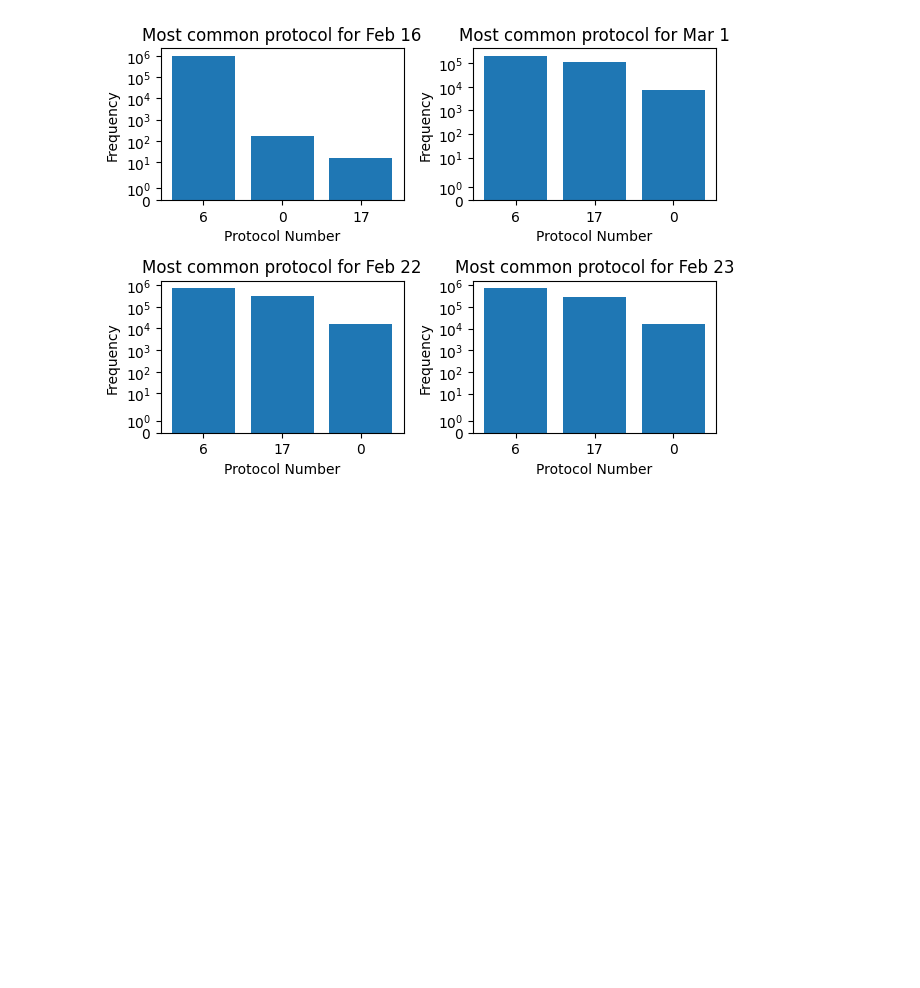
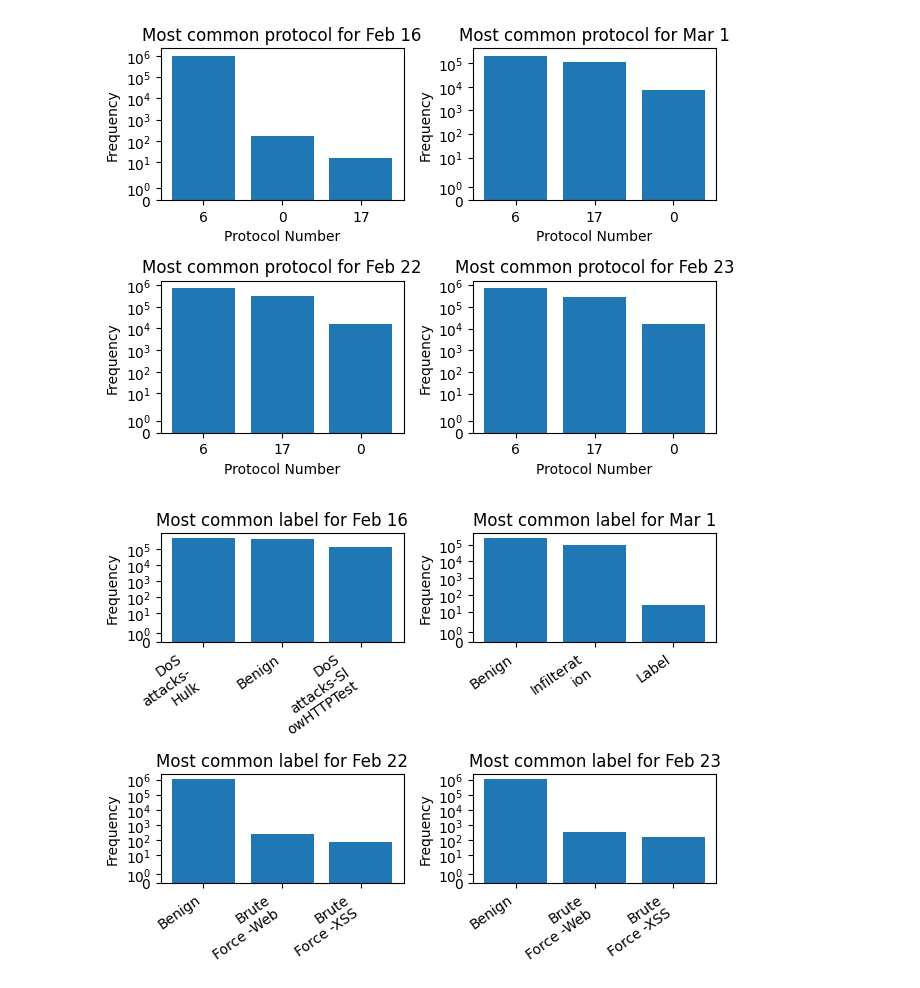
Before and after one commit to temidosu/IDS-Analysis-Report, a Jupyter notebook: HW2-Report.ipynb, the cells around one changed output. Cells and saved outputs as stored; diff of their text form; code cells hidden in the pictures; blank space fills up the shorter version.

Commit message:
Add plot_benign_vs_malicious

```diff
--- a/HW2-Report.ipynb
+++ b/HW2-Report.ipynb
@@ -73,3 +57,27 @@ plot_most_common_protocols(ax4, "Feb 23", feb23)
 plt.tight_layout()
 # %% [output]
 [figure]
+# %%
+def plot_benign_vs_malicious(ax: plt.Axes, date: str, data: pd.DataFrame):
+    tf = Counter(data["Label"])
+
+    y = [count for tag, count in tf.most_common(3)]
+    x = [tag for tag, count in tf.most_common(3)]
+
+    labels = [ '\n'.join(wrap(l, 10)) for l in x]
+
+    ax.bar(x, y)
+    ax.locator_params(nbins=3)
+    ax.set_title(f"Most common label for {date}")
+    ax.set_ylabel("Frequency")
+    ax.set_yscale("symlog")
+    ax.set_xticklabels(labels, rotation=35, ha='right')
+
+fig, ((ax1, ax2), (ax3, ax4)) = plt.subplots(nrows=2, ncols=2)
+plot_benign_vs_malicious(ax1, "Feb 16", feb16)
+plot_benign_vs_malicious(ax2, "Mar 1", mar1)
+plot_benign_vs_malicious(ax3, "Feb 22", feb22)
+plot_benign_vs_malicious(ax4, "Feb 23", feb23)
+plt.tight_layout()
+# %% [output]
+[figure, added]
```
Also changed, not shown: parts of 2 cells of this notebook.
